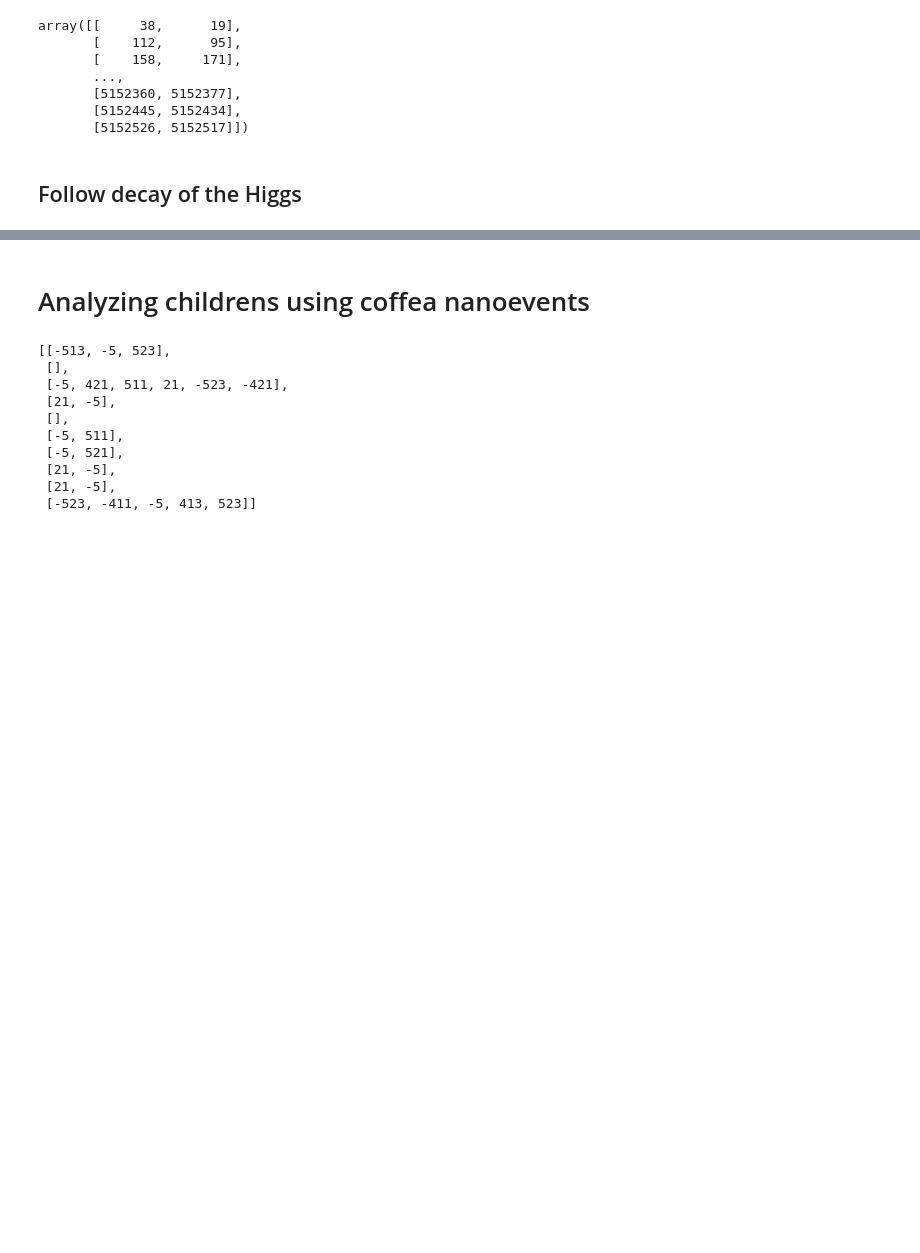
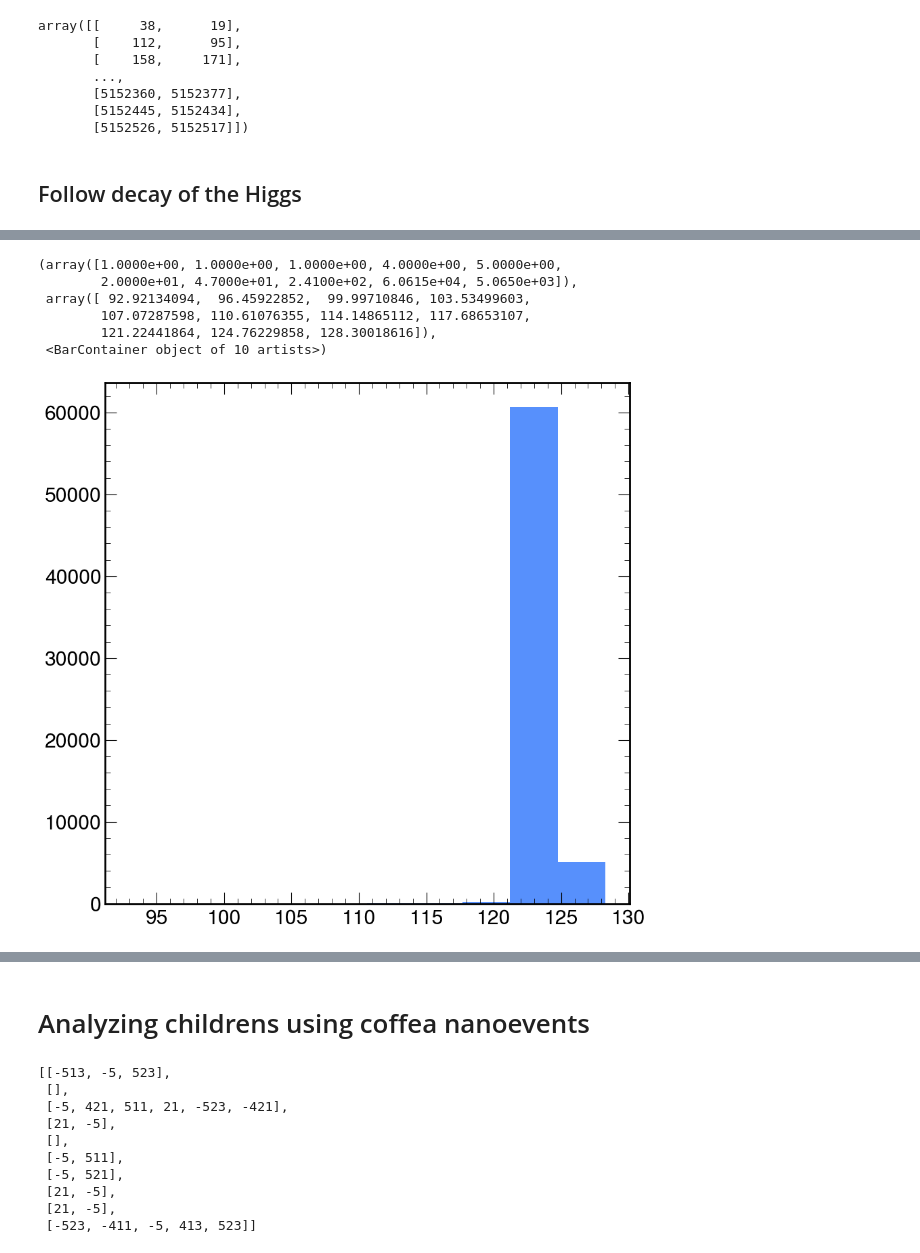
Before and after one commit to valsdav/ttHbb_jets_partons_studies, a Jupyter notebook: ImproveTruthMatching.ipynb, the cells around one changed output, grey strips where cells are left out. Saved outputs shown, nothing was run; the diff lists cells and outputs as text; code cells hidden in the pictures; blank space fills up the shorter version.

```diff
--- a/ImproveTruthMatching.ipynb
+++ b/ImproveTruthMatching.ipynb
@@ -695,10 +644,12 @@ genparts_initial = genparts[initial]
 
 isr = genparts_initial[(genparts_initial.hasFlags(['fromHardProcess','isPrompt','isHardProcess'])) &
                           (genparts_initial.status == 23) & (genparts_initial.pdgId != 25)& (abs(genparts_initial.pdgId) != 6)]
-
-# Missing other initial particles
+has_isr = ak.num(isr)!=0
+isr_idx = ak.flatten(ak.fill_none(ak.pad_none(local_index_all[initial][(genparts_initial.hasFlags(['fromHardProcess','isPrompt','isHardProcess'])) &
+                          (genparts_initial.status == 23) & (genparts_initial.pdgId != 25)& (abs(genparts_initial.pdgId) != 6)], 1), 0))
 
 ######
+local_index_all = ak.local_index(genparts, axis=1)
 part_from_top = genparts_hard[from_top]
 W_from_top = ak.flatten(part_from_top[part_from_top.pdgId ==24])
 b_from_top = ak.flatten(part_from_top[part_from_top.pdgId ==5])
@@ -706,10 +657,11 @@ part_from_antitop = genparts_hard[from_antitop]
 W_from_antitop = ak.flatten(part_from_antitop[part_from_antitop.pdgId == -24])
 b_from_antitop = ak.flatten(part_from_antitop[part_from_antitop.pdgId == -5])
 
-b_from_top_idx = ak.flatten(ak.local_index(genparts, axis=1)[hard_process][from_top][part_from_top.pdgId ==5])
-W_from_top_idx = ak.flatten(ak.local_index(genparts, axis=1)[hard_process][from_top][part_from_top.pdgId == 24])
-b_from_antitop_idx = ak.flatten(ak.local_index(genparts, axis=1)[hard_process][from_antitop][part_from_antitop.pdgId == -5])
-W_from_antitop_idx = ak.flatten(ak.local_index(genparts, axis=1)[hard_process][from_antitop][part_from_antitop.pdgId == -24])
+b_from_top_idx = ak.flatten(local_index_all[hard_process][from_top][part_from_top.pdgId ==5])
+W_from_top_idx = ak.flatten(local_index_all[hard_process][from_top][part_from_top.pdgId == 24])
+b_from_antitop_idx = ak.flatten(local_index_all[hard_process][from_antitop][part_from_antitop.pdgId == -5])
+W_from_antitop_idx = ak.flatten(local_index_all[hard_process][from_antitop][part_from_antitop.pdgId == -24])
 
-b_from_higgs_idx = ak.local_index(genparts, axis=1)[hard_process][from_higgs]
+# This works because they are the firstCopy of the hard_process particles with higgs as parent. We are skipping all the decay chain of the higgs
+b_from_higgs_idx = local_index_all[hard_process][from_higgs]
 # %%
@@ -1052,2 +1040,3 @@ b_from_higgs_idx
 # %%
-b_from_higgs_idx[0:10].tolist()
+# global index using the offset
+b_from_higgs_idx_G = ak.to_numpy(b_from_higgs_idx + genparts_offsets[:-1], allow_missing=False)
@@ -1057,0 +1057,10 @@ AttributeError: no field named 'pdgId'
+# %%
+plt.hist((genparts_flat[b_from_higgs_idx_G[:,0]]+genparts_flat[b_from_higgs_idx_G[:,1]]).mass)
+# %% [output]
+(array([1.0000e+00, 1.0000e+00, 1.0000e+00, 4.0000e+00, 5.0000e+00,
+        2.0000e+01, 4.7000e+01, 2.4100e+02, 6.0615e+04, 5.0650e+03]),
+ array([ 92.92134094,  96.45922852,  99.99710846, 103.53499603,
+        107.07287598, 110.61076355, 114.14865112, 117.68653107,
+        121.22441864, 124.76229858, 128.30018616]),
+ <BarContainer object of 10 artists>)
+[figure, added]
```
Also changed, not shown: parts of 39 cells of this notebook.
